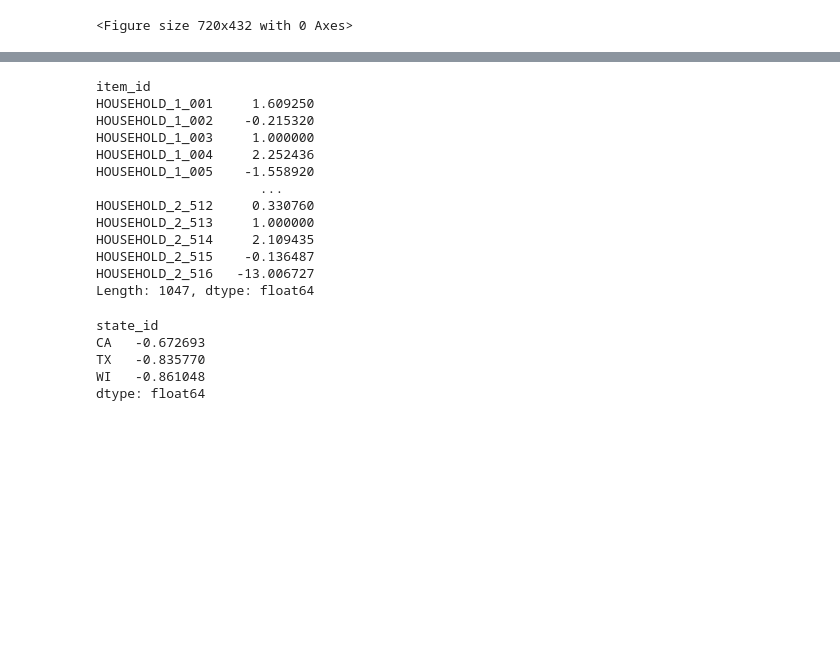
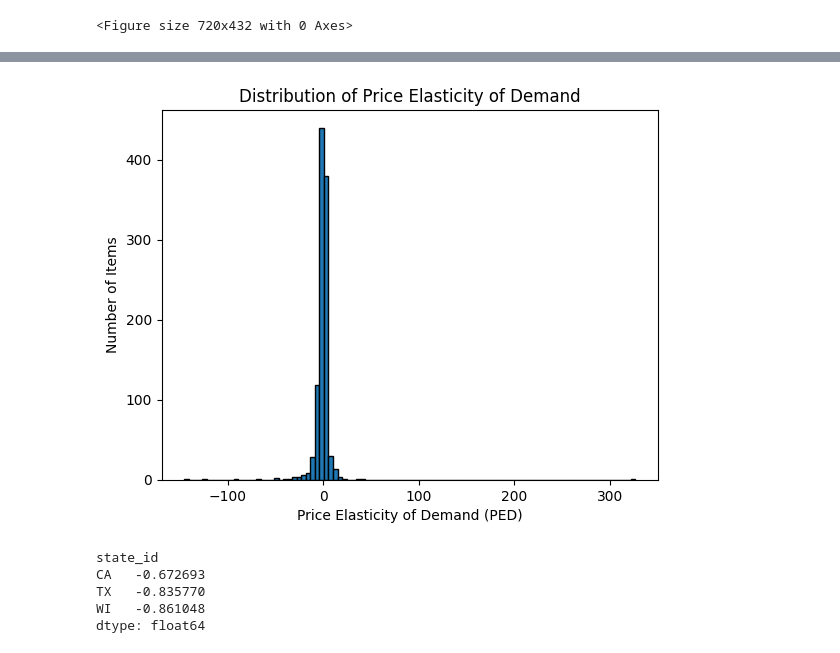
Before and after one commit to aaronmonash24/FYP, a Jupyter notebook: Data Analysis/PED.ipynb, the cells around one changed output, grey strips where cells are left out. Saved outputs shown, nothing was run; the diff lists cells and outputs as text; code cells hidden in the pictures; blank space fills up the shorter version.

```diff
--- a/Data Analysis/PED.ipynb
+++ b/Data Analysis/PED.ipynb
@@ -439,22 +434,18 @@ Length: 10470, dtype: float64
 # %%
 # How each type of food item react to price changes.
 # Ex: Apple in the whole Australia.
-ped_item_id_households = households_df.groupby('item_id').apply(calculate_ped)
-print(ped_item_id_households)
+ped_item_id_households = households_df.groupby('item_id').apply(ped1, include_groups =False)
+ped_item_id_households = ped_item_id_households.to_frame().reset_index()
+
+# Plot a histogram
+ped_item_id_households.hist(bins=100, edgecolor='black')
+plt.title('Distribution of Price Elasticity of Demand')
+plt.xlabel('Price Elasticity of Demand (PED)')
+plt.ylabel('Number of Items')
+plt.grid(False)
+plt.show()
 # %% [output]
-item_id
-HOUSEHOLD_1_001     1.609250
-HOUSEHOLD_1_002    -0.215320
-HOUSEHOLD_1_003     1.000000
-HOUSEHOLD_1_004     2.252436
-HOUSEHOLD_1_005    -1.558920
-                     ...
-HOUSEHOLD_2_512     0.330760
-HOUSEHOLD_2_513     1.000000
-HOUSEHOLD_2_514     2.109435
-HOUSEHOLD_2_515    -0.136487
-HOUSEHOLD_2_516   -13.006727
-Length: 1047, dtype: float64
+[figure, added]
 # %%
 # How foods in each state react to price changes.
 # Ex: Foods (apple,orange,banana...) in Victoria.
```
Also changed, not shown: parts of 10 cells of this notebook.
